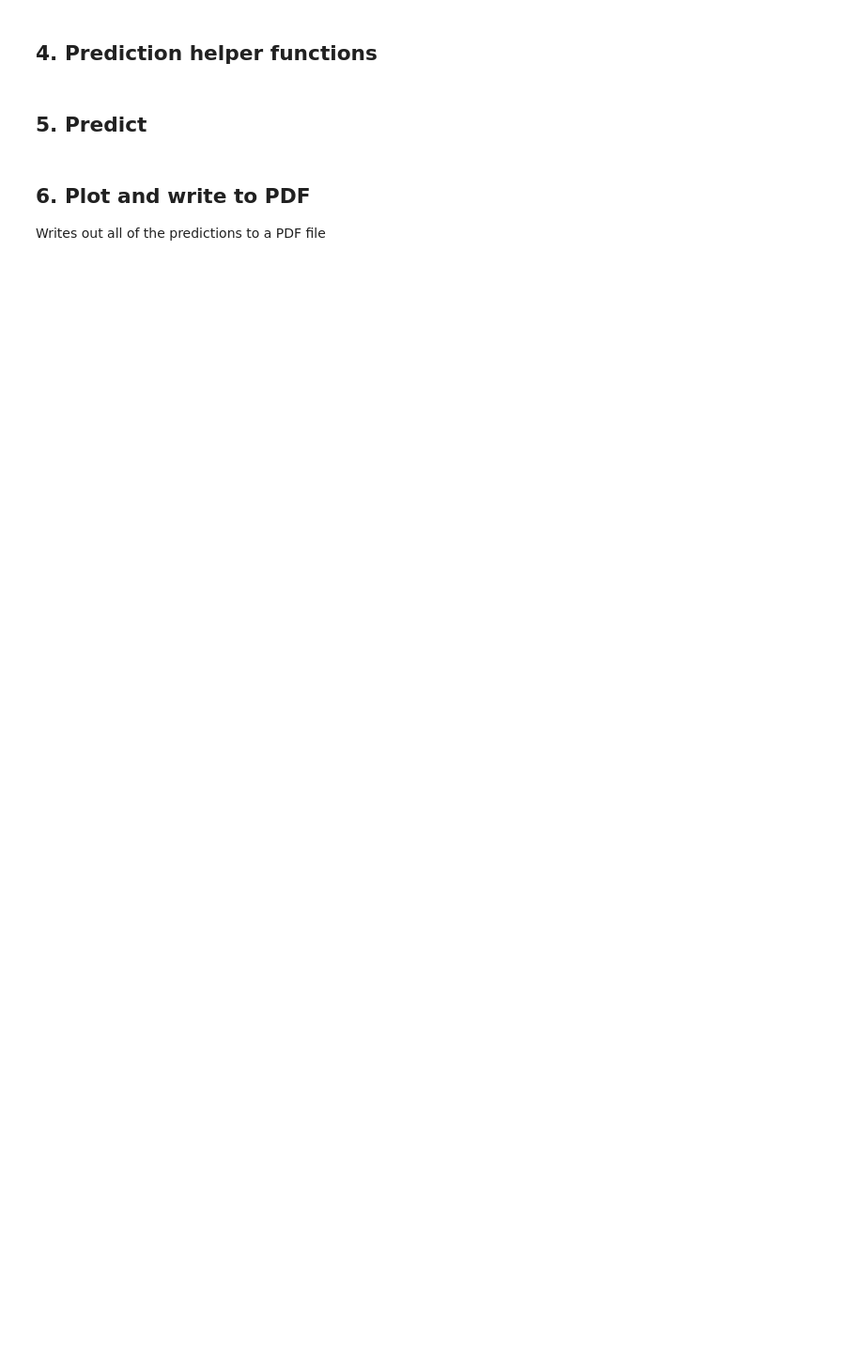
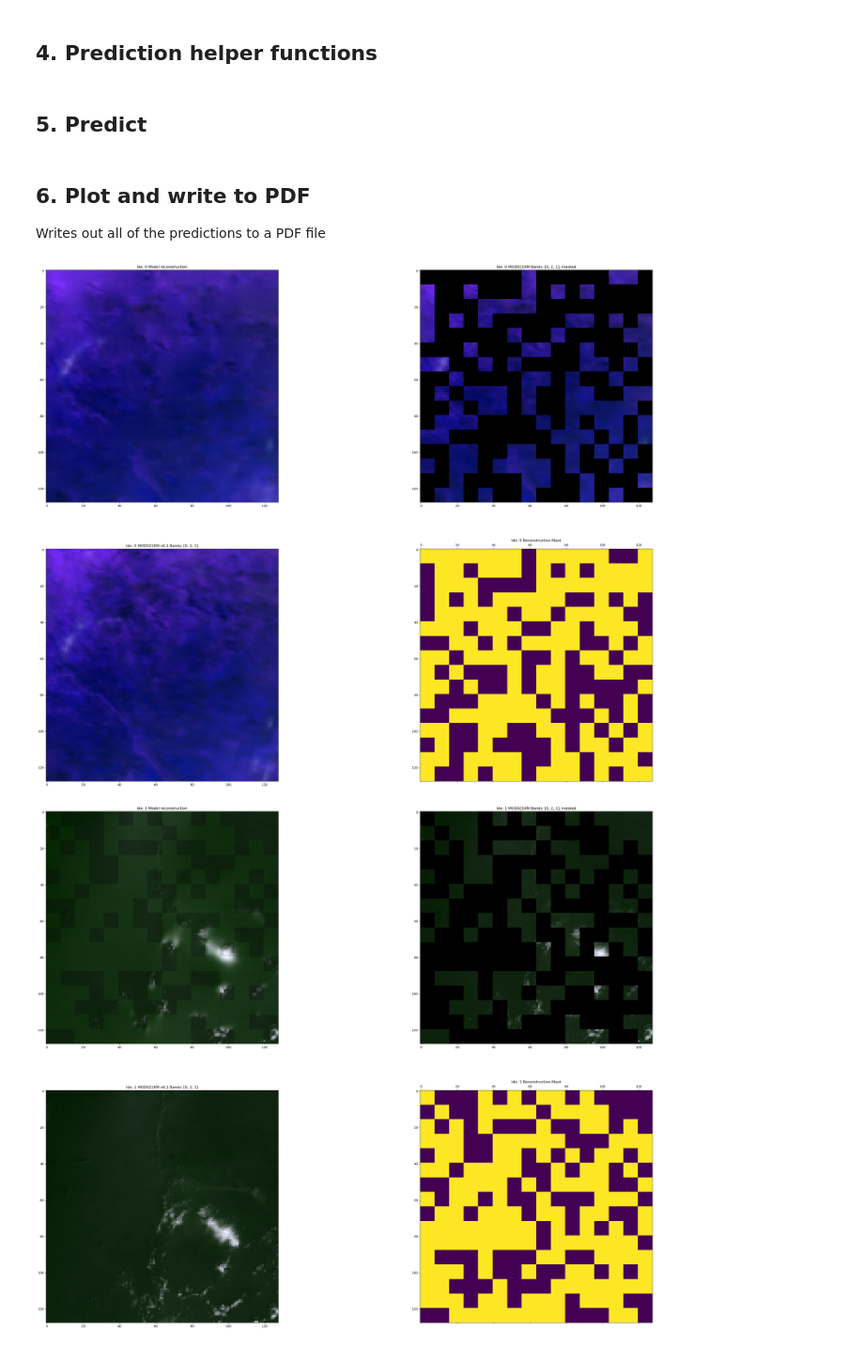
Before and after one commit to nasa-nccs-hpda/pytorch-caney, a Jupyter notebook: notebooks/satvision-toa-reconstruction.ipynb, the cells around one changed output. Shown at 94% size. Saved outputs shown, nothing was run; the diff lists cells and outputs as text; code cells hidden in the pictures; blank space fills up the shorter version.

````diff
--- a/notebooks/satvision-toa-reconstruction.ipynb
+++ b/notebooks/satvision-toa-reconstruction.ipynb
@@ -75,8 +93,8 @@ ssh-add
 
 ```
 # %%
-MODEL_PATH: str = '../../satvision-toa-huge-patch8-window8-128/mp_rank_00_model_states.pt'
-CONFIG_PATH: str = '../../satvision-toa-huge-patch8-window8-128/mim_pretrain_swinv2_satvision_huge_128_window8_patch8_100ep.yaml'
+MODEL_PATH: str = '/explore/nobackup/people/cssprad1/projects/satvision-toa/models/satvision-toa-giant-patch8-window8-128/mp_rank_00_model_states.pt'
+CONFIG_PATH: str = '/explore/nobackup/people/cssprad1/projects/satvision-toa/models/satvision-toa-giant-patch8-window8-128/mim_pretrain_swinv2_satvision_giant_128_window08_50ep.yaml'
 
 OUTPUT: str = '.'
 TAG: str = 'satvision-huge-toa-reconstruction'
@@ -195,6 +357,17 @@ def process_mask(mask):
     mask_img = np.stack([mask_img, mask_img, mask_img], axis=-1)
     return mask_img
 
+def reverse_transform(image):
+    minMaxTransform = MinMaxEmissiveScaleReflectance()
+    image = image.transpose((1,2,0))
+
+    image[:, :, minMaxTransform.reflectance_indices] = image[:, :, minMaxTransform.reflectance_indices] * 100
+    image[:, :, minMaxTransform.emissive_indices] = (
+        image[:, :, minMaxTransform.emissive_indices] * \
+        (minMaxTransform.emissive_maxs - minMaxTransform.emissive_mins)) + minMaxTransform.emissive_mins
+
+    image = image.transpose((2,0,1))
+    return image
 
 def process_prediction(image, img_recon, mask, rgb_index):
 
@@ -204,14 +377,16 @@ def process_prediction(image, img_recon, mask, rgb_index):
     blue_idx = rgb_index[1]
     green_idx = rgb_index[2]
 
-    image = image.numpy()
+    image = reverse_transform(image.numpy())
+
+    img_recon = reverse_transform(img_recon.numpy())
+
     rgb_image = np.stack((image[red_idx, :, :],
                           image[blue_idx, :, :],
                           image[green_idx, :, :]),
                          axis=-1)
     rgb_image = minmax_norm(rgb_image)
 
-    img_recon = img_recon.numpy()
     rgb_image_recon = np.stack((img_recon[red_idx, :, :],
                                 img_recon[blue_idx, :, :],
                                 img_recon[green_idx, :, :]),
@@ -265,11 +440,11 @@ losses = []
 # We could do this in a single batch however we
 # want to report the loss per-image, in place of
 # loss per-batch.
-for i in tqdm(range(img.shape[0])):
+for i in tqdm(range(5)):
     single_img = img[i].unsqueeze(0)
     single_mask = mask[i].unsqueeze(0)
-    single_img = single_img.cuda(non_blocking=True)
-    single_mask = single_mask.cuda(non_blocking=True)
+    # single_img = single_img.cuda(non_blocking=True)
+    # single_mask = single_mask.cuda(non_blocking=True)
 
     with torch.no_grad():
         z = model.encoder(single_img, single_mask)
@@ -285,7 +460,10 @@ for i in tqdm(range(img.shape[0])):
 
 Writes out all of the predictions to a PDF file
 # %%
-pdf_path = '../../satvision-toa-reconstruction-pdf-huge-patch-8-06.21.pdf'
+pdf_path = '../../satvision-toa-reconstruction-pdf-giant-patch-8-09.20.pdf'
 rgb_index = [0, 2, 1] # Indices of [Red band, Blue band, Green band]
 
 plot_export_pdf(pdf_path, inputs, outputs, masks, rgb_index)
+# %% [output]
+[figure, added]
+[figure, added]
````
Also changed, not shown: parts of 7 cells of this notebook, 1 other file.
